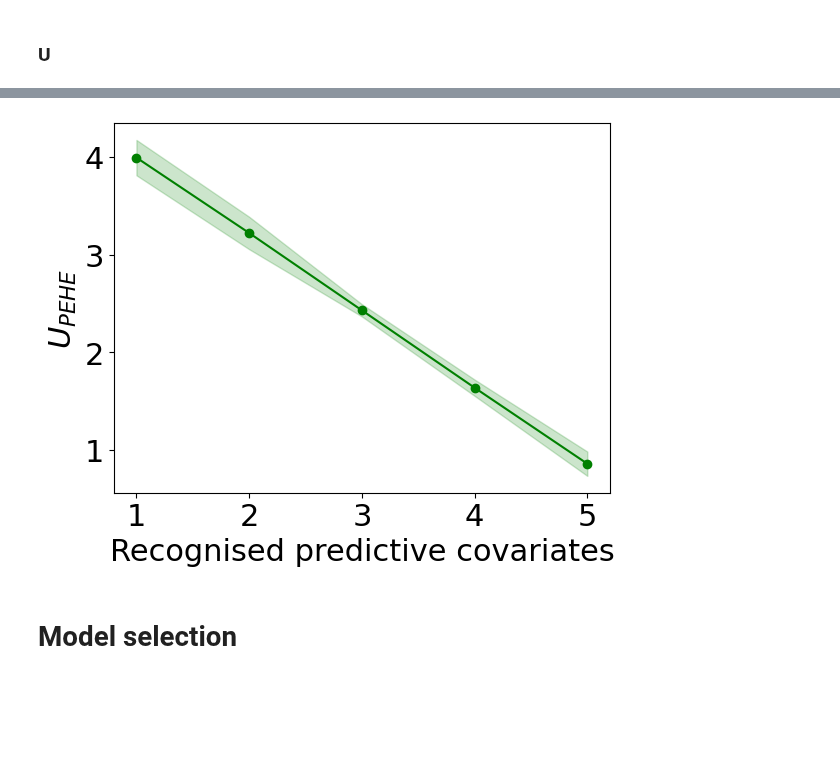
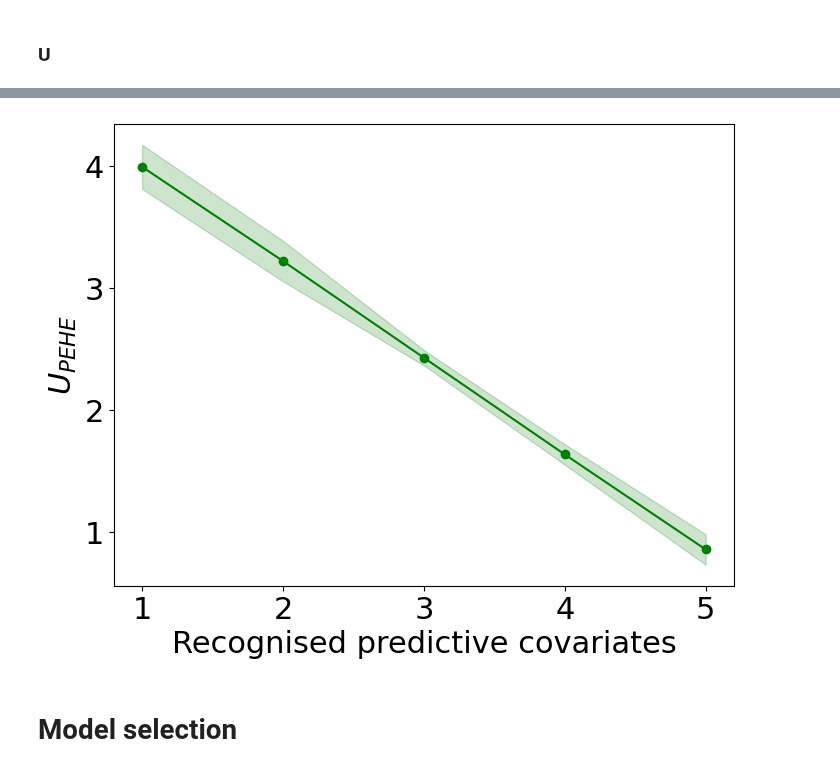
Before and after one commit to harrya32/causal_synthetic_data, a Jupyter notebook: Experiments/Experiments.ipynb, the cells around one changed output, grey strips where cells are left out. Saved outputs shown, nothing was run; the diff lists cells and outputs as text; code cells hidden in the pictures; blank space fills up the shorter version.

```diff
--- a/Experiments/Experiments.ipynb
+++ b/Experiments/Experiments.ipynb
@@ -762,28 +763,28 @@ results = pd.read_csv('utility_simulated_experiment_average.csv')
 # %%
 x = [1,2,3,4,5]
 u_pehe = results.groupby('n_known').mean()['u_pehe']
 #u_policy = results.groupby('n_known').mean()['u_policy']
 u_pehe_std = results.groupby('n_known').std()['u_pehe'] / np.sqrt(5) * 1.96
 #u_policy_std = results.groupby('n_known').std()['u_policy'] / np.sqrt(5) * 1.96
 
 #fig, ax1 = plt.subplots()
 #ax1.plot(x, u_policy, 'o-', label = 'Policy')
 #ax1.fill_between(x, u_policy - u_policy_std, u_policy + u_policy_std, alpha=0.2)
 #ax1.set_ylabel('Policy/Interpretability')
 
-
+plt.figure(figsize=(8, 6))
 plt.plot(x, u_pehe, 'o-', label = 'PEHE', color='g')
 plt.ylabel('$U_{PEHE}$')
 plt.fill_between(x, u_pehe - u_pehe_std, u_pehe + u_pehe_std, alpha=0.2, color='g')
 
 #handles1, labels1 = ax1.get_legend_handles_labels()
 #handles2, labels2 = ax2.get_legend_handles_labels()
 #handles = handles1+handles2
 #labels=labels1+labels2
 plt.xlabel('Recognised predictive covariates')
 plt.savefig('plots/utility_metric_plot.pdf', bbox_inches='tight')
 # %% [output]
-[figure, old version]
+[figure, new version]
 # %% [markdown]
 # Model selection
 # %%
```
Also changed, not shown: parts of 12 cells of this notebook, 8 other files.
